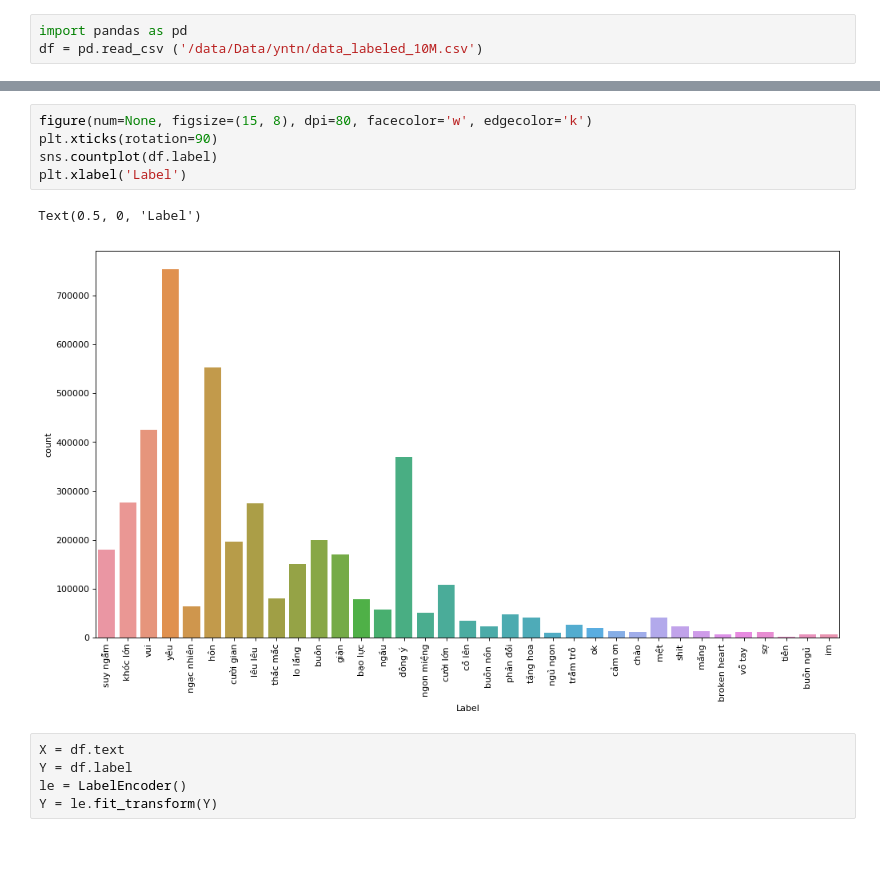
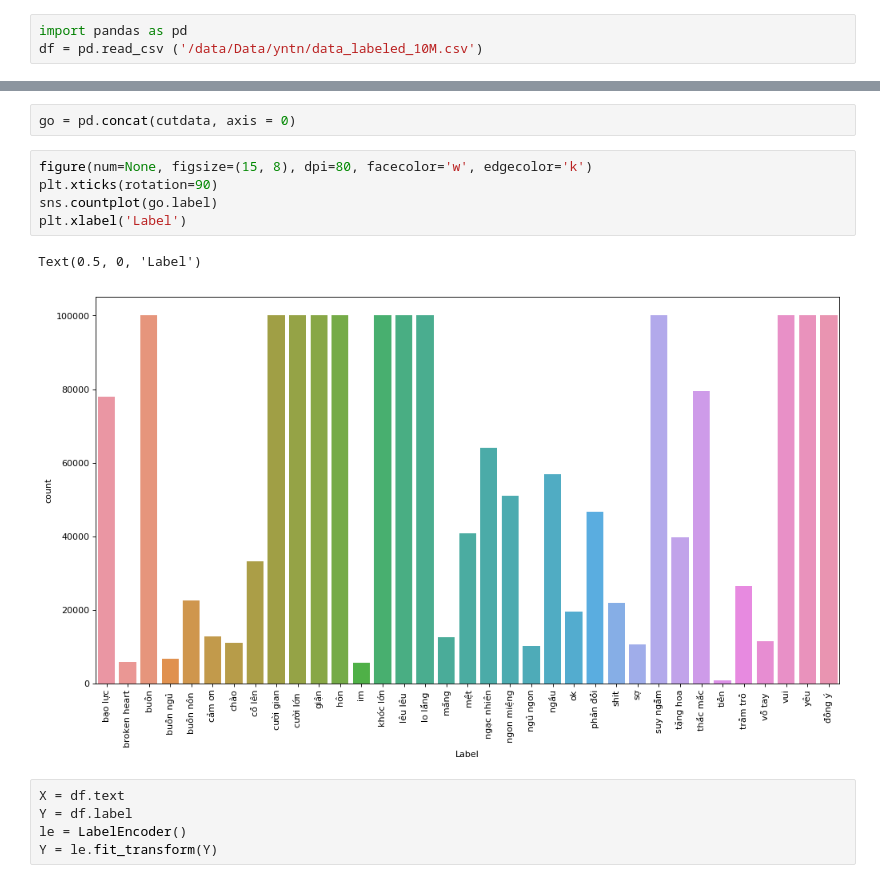
Before and after one commit to nguyennhuy/emotion-detection-from-text, a Jupyter notebook: LSTM.ipynb, the cells around one changed output, grey strips where cells are left out. Saved outputs shown, nothing was run; the diff lists cells and outputs as text; blank space fills up the shorter version.

```diff
--- a/LSTM.ipynb
+++ b/LSTM.ipynb
@@ -30,11 +43,13 @@ df = pd.read_csv ('/data/Data/yntn/data_labeled_10M.csv')
+# %%
+go = pd.concat(cutdata, axis = 0)
 # %%
 figure(num=None, figsize=(15, 8), dpi=80, facecolor='w', edgecolor='k')
 plt.xticks(rotation=90)
-sns.countplot(df.label)
+sns.countplot(go.label)
 plt.xlabel('Label')
 # %% [output]
 Text(0.5, 0, 'Label')
-[figure, old version]
+[figure, new version]
 # %%
 X = df.text
 Y = df.label
```
Also changed, not shown: parts of 16 cells of this notebook, 41 other files.
